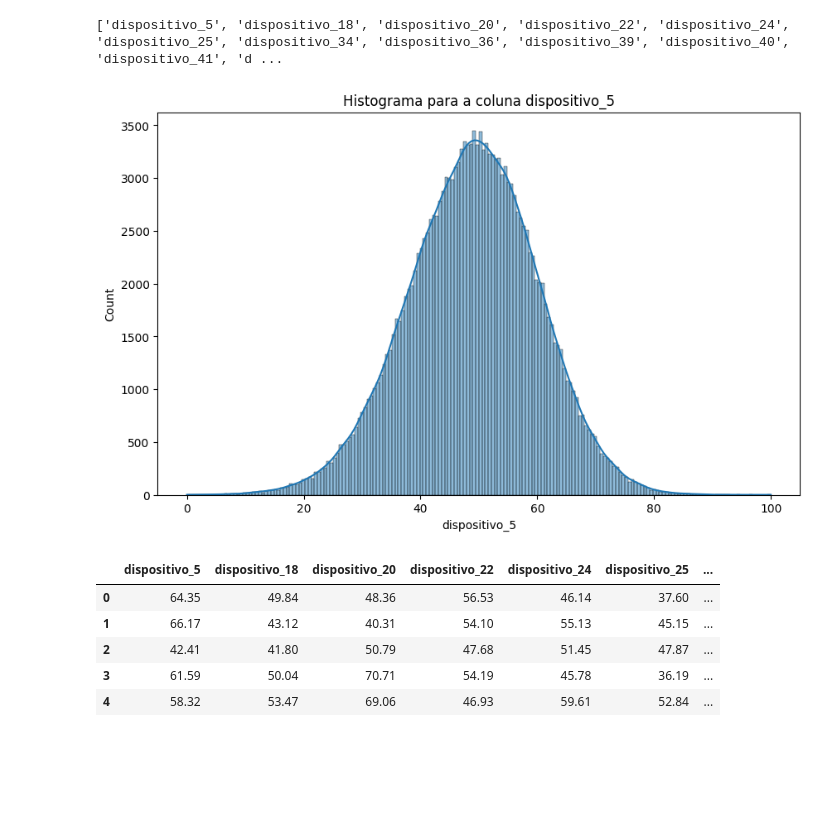
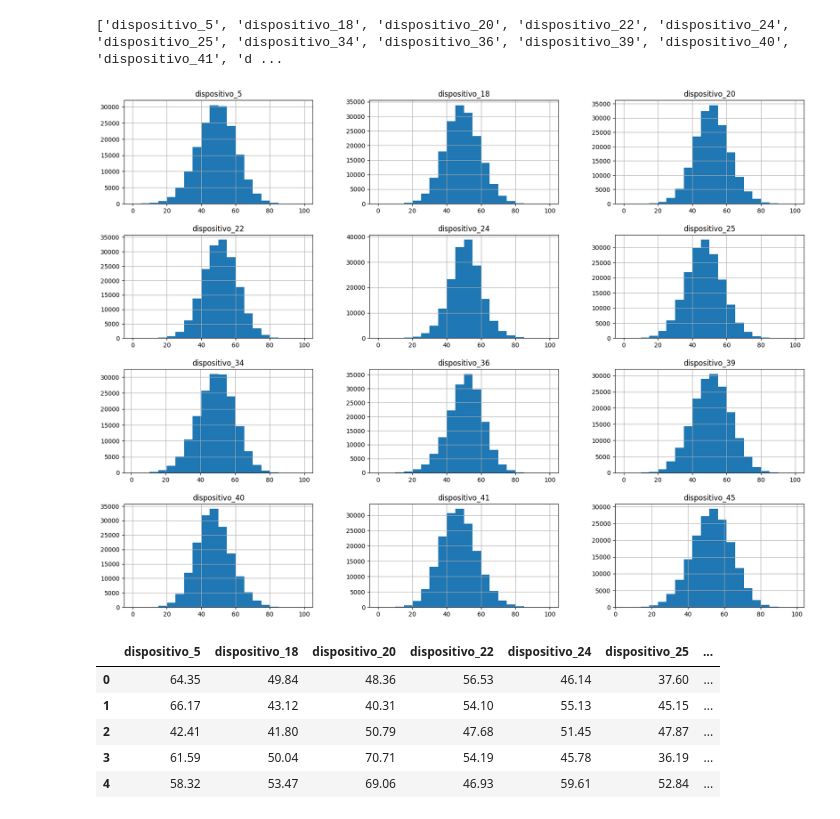
Before and after one commit to MarceloMTM/AI-UNIFEI, a Jupyter notebook: Base de dados Planta de Processo/Analise.ipynb, the cells around one changed output. Saved outputs shown, nothing was run; the diff lists cells and outputs as text; code cells hidden in the pictures; blank space fills up the shorter version.

```diff
--- a/Base de dados Planta de Processo/Analise.ipynb
+++ b/Base de dados Planta de Processo/Analise.ipynb
@@ -112,16 +92,12 @@ n_gauss = n_gauss[1:]
 print(n_gauss)
 # %% [output]
 ['dispositivo_5', 'dispositivo_18', 'dispositivo_20', 'dispositivo_22', 'dispositivo_24', 'dispositivo_25', 'dispositivo_34', 'dispositivo_36', 'dispositivo_39', 'dispositivo_40', 'dispositivo_41', 'd ...
-# %%
-#Construindo um histograma para df['dispositivo_5]
-
-
-plt.figure(figsize=(10, 6))
-sns.histplot(df['dispositivo_5'], kde=True)
-plt.title('Histograma para a coluna dispositivo_5')
-plt.show()
-# %% [output]
-[figure, removed]
+# %%
+#Construindo um único gráfico com todos os histogramas usando df.hist() das colunas que não são gaussianas
+df[n_gauss].hist(bins=20, figsize=(20,15))
+plt.show()
+# %% [output]
+[figure, added]
 # %%
 #criar um novo dataframe com base na lista de colunas que não são gaussianas
 df_n_gauss = df[n_gauss]
```
Also changed, not shown: parts of 5 cells of this notebook, 1 other file.
